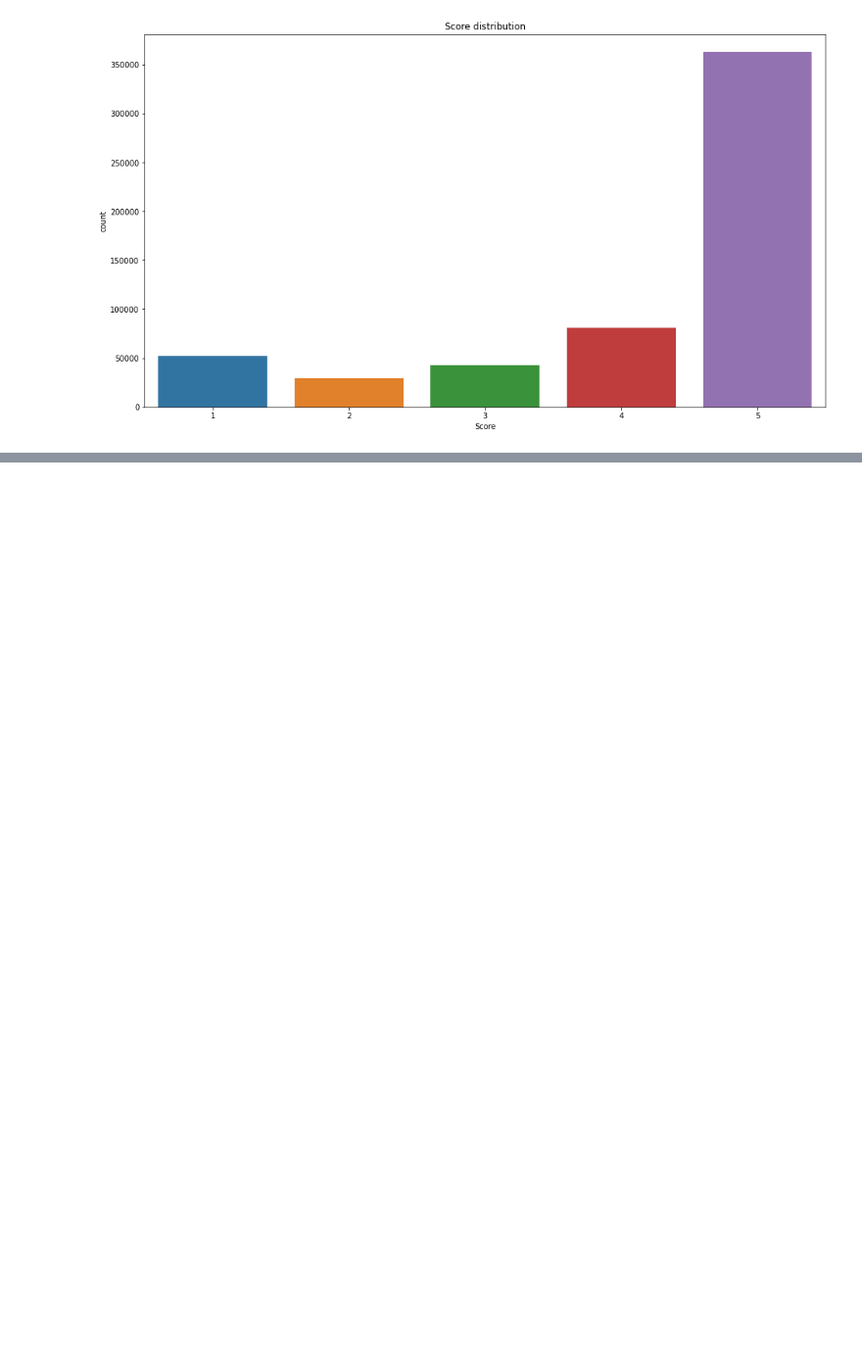
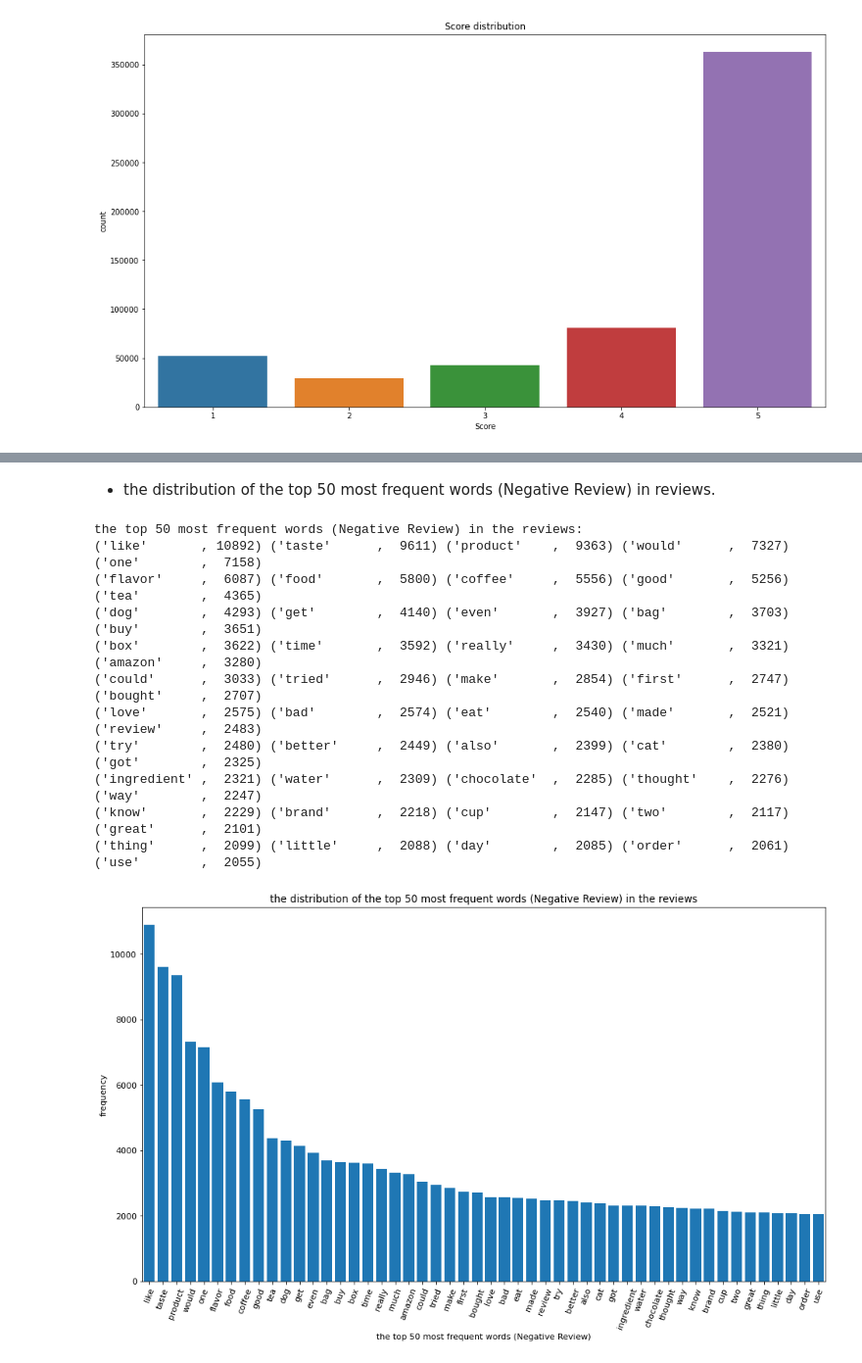
Before and after one commit to KesselZ/Semantic-analysis-for-amazon-review, a Jupyter notebook: project.ipynb, the cells around one changed output, grey strips where cells are left out. Shown at 98% size. Cells and saved outputs as stored; diff of their text form; code cells hidden in the pictures; blank space fills up the shorter version.

```diff
--- a/project.ipynb
+++ b/project.ipynb
@@ -288,0 +254,34 @@ def get_datas_vector(all_words_freq:dict, each_words_freq:list, top_words_size:
+# %% [markdown]
++ the distribution of the top 50 most frequent words (Negative Review) in reviews.
+# %%
+# Negative Review
+X_raw_data = np.array(df_sample['Text'][df_sample['Score'] == 0])
+
+# the distribution number of the most frequent words
+tf_word_number = 50
+# using only the nouns
+only_nouns = False
+
+# Removing HTML tags, stop words, perform slemmatize.
+X_data=[]
+for text in X_raw_data:
+    X_data.append(process_text(text=text, only_nouns=only_nouns, lemmatize=True))
+
+# find the top most frequent words and frequency.
+neg_words_freq = textlist_to_vector(X_data, min_df=1)
+
+# display the top most frequent words in the reviews.
+disp_words_freq(neg_words_freq[:tf_word_number] , word_type='words (Negative Review)')
+# %% [output]
+the top 50 most frequent words (Negative Review) in the reviews:
+('like'       , 10892) ('taste'      ,  9611) ('product'    ,  9363) ('would'      ,  7327) ('one'        ,  7158)
+('flavor'     ,  6087) ('food'       ,  5800) ('coffee'     ,  5556) ('good'       ,  5256) ('tea'        ,  4365)
+('dog'        ,  4293) ('get'        ,  4140) ('even'       ,  3927) ('bag'        ,  3703) ('buy'        ,  3651)
+('box'        ,  3622) ('time'       ,  3592) ('really'     ,  3430) ('much'       ,  3321) ('amazon'     ,  3280)
+('could'      ,  3033) ('tried'      ,  2946) ('make'       ,  2854) ('first'      ,  2747) ('bought'     ,  2707)
+('love'       ,  2575) ('bad'        ,  2574) ('eat'        ,  2540) ('made'       ,  2521) ('review'     ,  2483)
+('try'        ,  2480) ('better'     ,  2449) ('also'       ,  2399) ('cat'        ,  2380) ('got'        ,  2325)
+('ingredient' ,  2321) ('water'      ,  2309) ('chocolate'  ,  2285) ('thought'    ,  2276) ('way'        ,  2247)
+('know'       ,  2229) ('brand'      ,  2218) ('cup'        ,  2147) ('two'        ,  2117) ('great'      ,  2101)
+('thing'      ,  2099) ('little'     ,  2088) ('day'        ,  2085) ('order'      ,  2061) ('use'        ,  2055)
+[figure, added]
```
Also changed, not shown: parts of 89 cells of this notebook.
